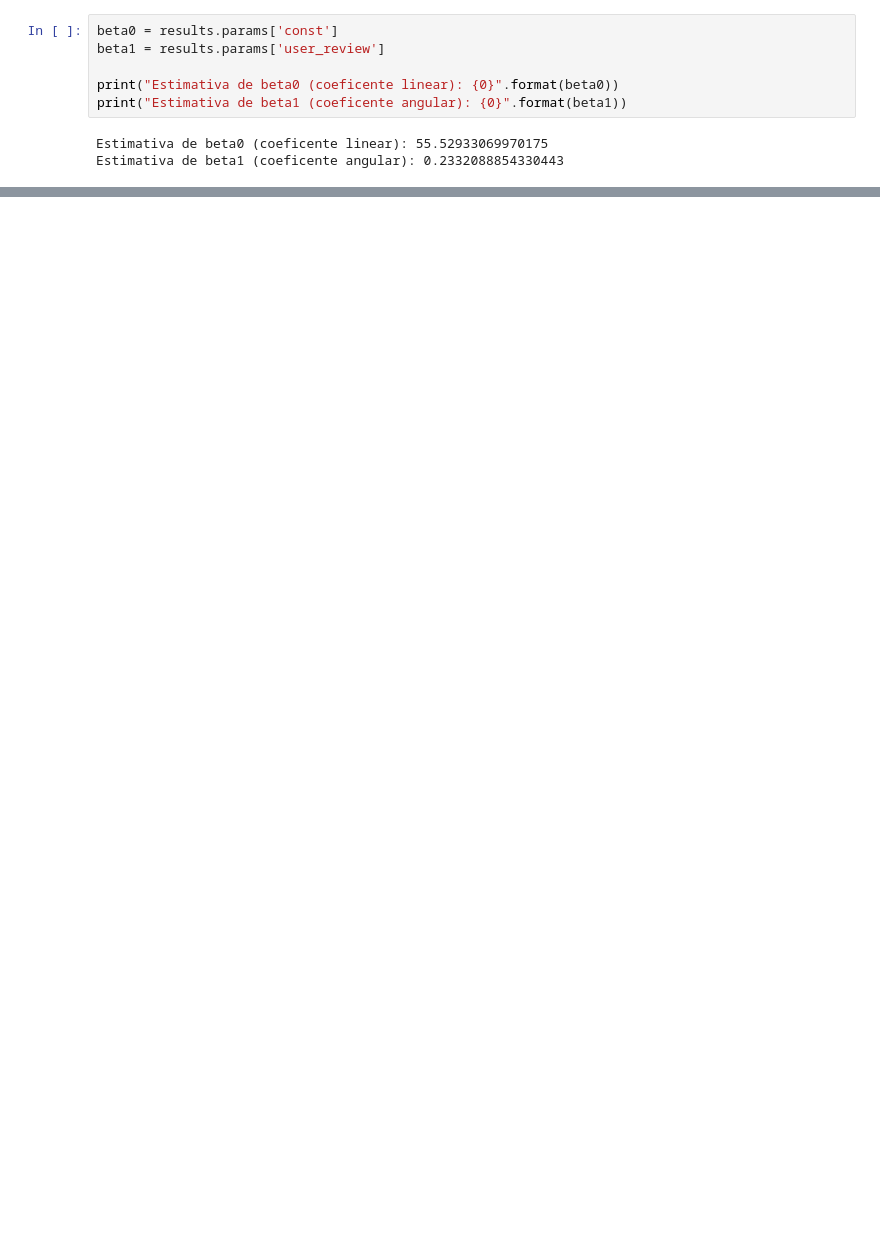
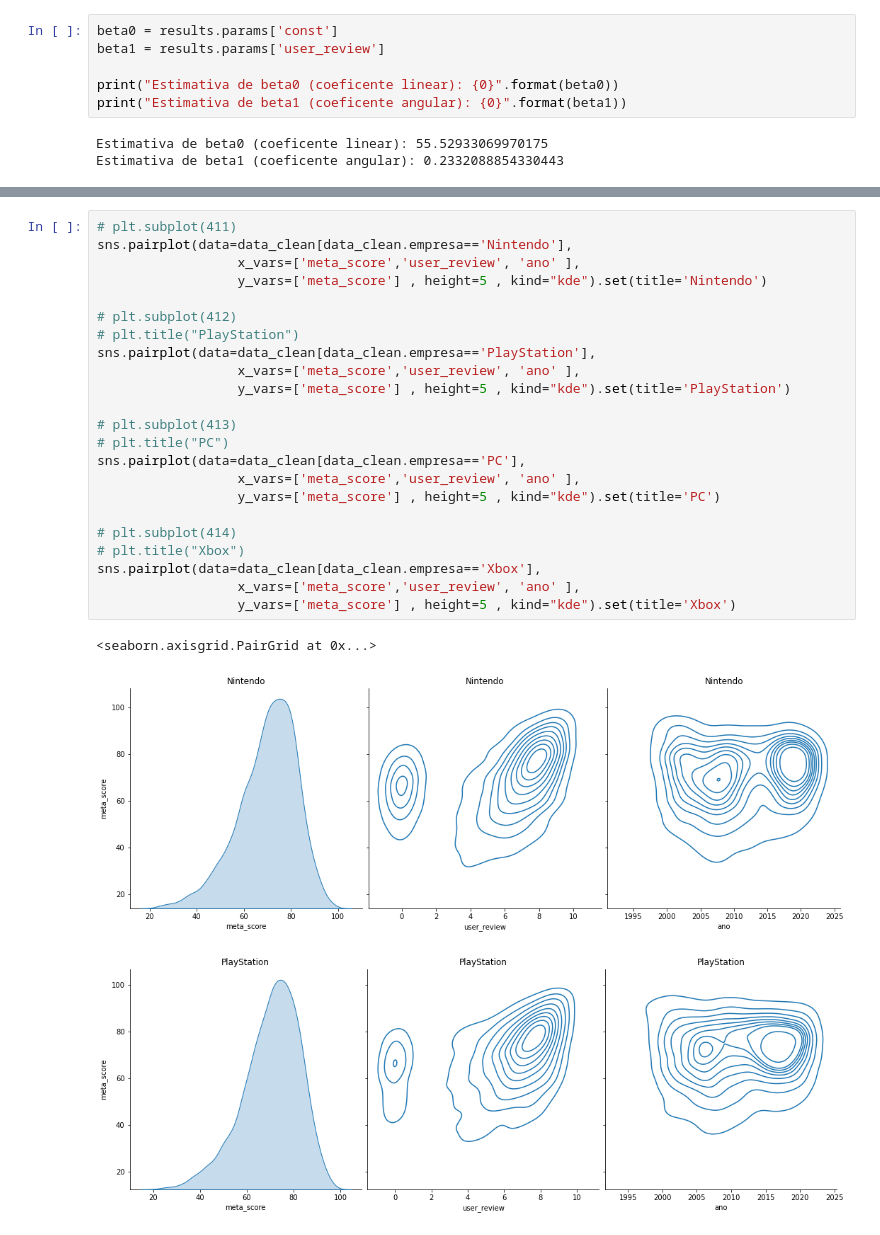
Before and after one commit to enzodlz/Projeto_2_CDADOS, a Jupyter notebook: P2_CDADOS.ipynb, the cells around one changed output, grey strips where cells are left out. Cells and saved outputs as stored; diff of their text form; blank space fills up the shorter version.

```diff
--- a/P2_CDADOS.ipynb
+++ b/P2_CDADOS.ipynb
@@ -570,0 +409,27 @@ plt.show()
+# %%
+# plt.subplot(411)
+sns.pairplot(data=data_clean[data_clean.empresa=='Nintendo'],
+                  x_vars=['meta_score','user_review', 'ano' ],
+                  y_vars=['meta_score'] , height=5 , kind="kde").set(title='Nintendo')
+
+# plt.subplot(412)
+# plt.title("PlayStation")
+sns.pairplot(data=data_clean[data_clean.empresa=='PlayStation'],
+                  x_vars=['meta_score','user_review', 'ano' ],
+                  y_vars=['meta_score'] , height=5 , kind="kde").set(title='PlayStation')
+
+# plt.subplot(413)
+# plt.title("PC")
+sns.pairplot(data=data_clean[data_clean.empresa=='PC'],
+                  x_vars=['meta_score','user_review', 'ano' ],
+                  y_vars=['meta_score'] , height=5 , kind="kde").set(title='PC')
+
+# plt.subplot(414)
+# plt.title("Xbox")
+sns.pairplot(data=data_clean[data_clean.empresa=='Xbox'],
+                  x_vars=['meta_score','user_review', 'ano' ],
+                  y_vars=['meta_score'] , height=5 , kind="kde").set(title='Xbox')
+# %% [output]
+<seaborn.axisgrid.PairGrid at 0x...>
+[figure, added]
+[figure, added]
```
Also changed, not shown: parts of 74 cells of this notebook.
